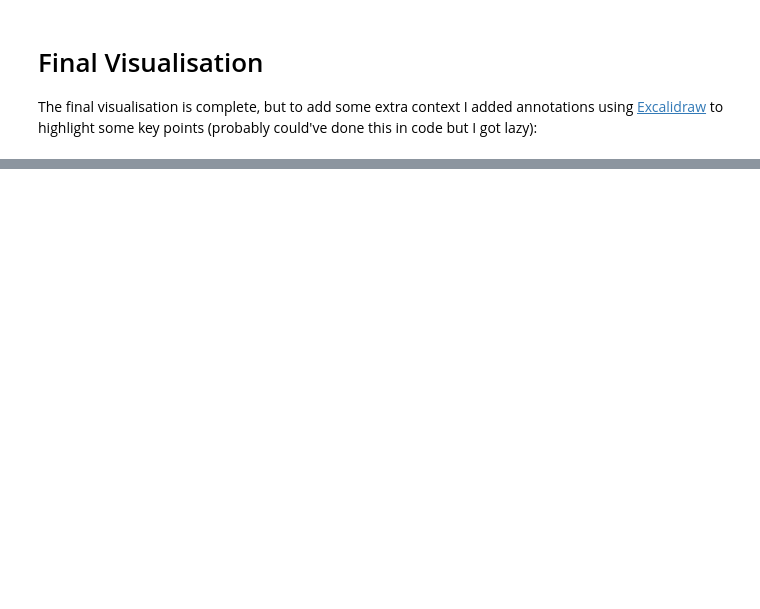
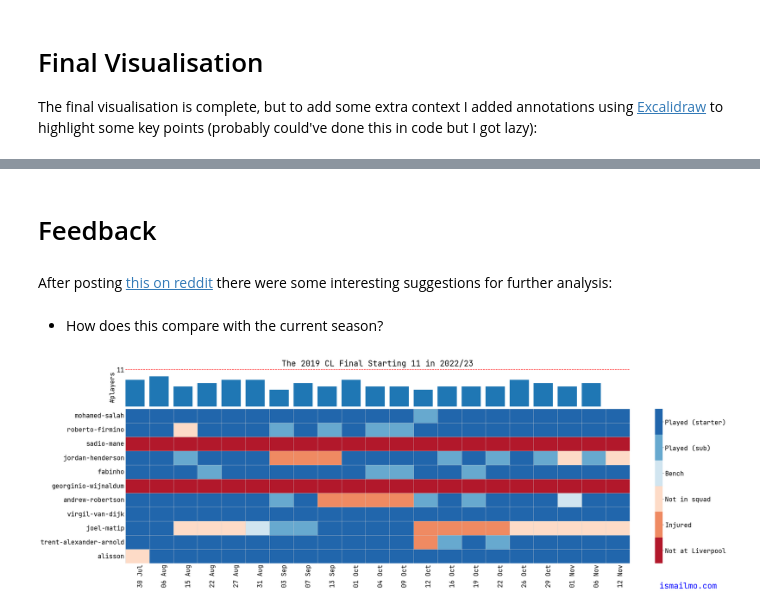
Before and after one commit to ismailmo1/blog, a Jupyter notebook: posts/CL19-strangers/avail-heatmaps.ipynb, the cells around one changed output, grey strips where cells are left out. Cells and saved outputs as stored; diff of their text form; code cells hidden in the pictures; blank space fills up the shorter version.

```diff
--- a/posts/CL19-strangers/avail-heatmaps.ipynb
+++ b/posts/CL19-strangers/avail-heatmaps.ipynb
@@ -506 +531,7 @@ The final visualisation is complete, but to add some extra context I added annot
 :::
+# %% [markdown]
+# Feedback
+# %% [markdown]
+After posting [this on reddit](https://old.reddit.com/r/LiverpoolFC/comments/yzpj66/the_mystery_behind_the_2019_ucl_final_starting_11/) there were some interesting suggestions for further analysis:
+# %% [markdown]
+- How does this compare with the current season?
@@ -506,0 +578,71 @@ The final visualisation is complete, but to add some extra context I added annot
+# %%
+#| echo: false
+# |output: false
+# order players by position
+heatmap_data = all_avail.loc[:, ['mohamed-salah',
+                                'roberto-firmino',
+                                'sadio-mane',
+                                'jordan-henderson',
+                                'fabinho',
+                                'georginio-wijnaldum',
+                                'andrew-robertson',
+                                'virgil-van-dijk',
+                                'joel-matip',
+                                'trent-alexander-arnold',
+                                'alisson']].T
+
+matplotlib.rcParams['font.size'] = '20'
+plt.rcParams["axes.titlesize"] ="10"
+color_scheme = ['#b2182b','#ef8a62','#fddbc7','#d1e5f0','#67a9cf','#2166ac']
+alt_color_scheme = ['#762a83','#af8dc3','#e7d4e8','#d9f0d3','#7fbf7b','#1b7837']
+
+availability_levels_map = {
+                        'Not at Liverpool' : -1,
+                        'Injured':0,
+                        'Not in squad':1,
+                        'Bench':2,
+                        'Played (sub)':3,
+                        'Played (starter)':4
+                        }
+fig,(ax1,ax2) = plt.subplots(figsize=(30,10), nrows=2, sharex=True, height_ratios=[1, 4], constrained_layout=True)
+
+bar_plot = ax1.bar(all_avail.index, all_avail.loc[:,'strangers_count'], align="edge")
+
+# highlight champions lg final game
+for i,bar in enumerate(bar_plot):
+    try:
+        if all_avail["strangers_count"][i] ==11:
+            bar.set_color("r")
+    except KeyError:
+        continue
+ax1.spines['top'].set_visible(False)
+ax1.spines['right'].set_visible(False)
+ax1.spines['bottom'].set_visible(False)
+ax1.spines['left'].set_visible(False)
+
+# add horizontal line at 11 players
+ax1.axhline(y=11, color='r', ls='--')
+
+_ = ax1.set_title("The 2019 CL Final Starting 11 in 2022/23", fontdict={"fontsize":"25"} )
+_ = ax1.set_xlabel("")
+_ = ax1.set_ylabel("#players",rotation="vertical", ha="center")
+_ = ax1.yaxis.set_major_locator(matplotlib.ticker.FixedLocator([11]))
+_ = ax1.tick_params(length=0)
+
+num_levels = len(availability_levels_map.keys())
+plot = sns.heatmap(heatmap_data, ax=ax2, cmap=color_scheme,linewidths=0.5, linecolor='lightgray')
+colorbar = plot.collections[0].colorbar
+total_bar_height = colorbar.vmax - colorbar.vmin
+lvl_bar_height = total_bar_height/num_levels
+
+
+colorbar.set_ticks([colorbar.vmin + (lvl_bar_height * (0.5 + i)) for i in range(num_levels)])
+colorbar.set_ticklabels([*availability_levels_map.keys()])
+
+axs_fmtd = [all_avail.loc[int(i.get_text()), 'date'].strftime("%d %b") for i in ax2.get_xticklabels()]
+_ = ax2.set_xticklabels(axs_fmtd, rotation="vertical", ha="left")
+_ = ax2.set_xlabel("")
+_ = ax2.tick_params(length=0)
+_ = plt.gcf().text(0.9, 0, "ismailmo.com", fontsize=25, fontdict={'color':  'blue'} )
+# %% [output]
+[figure, added]
```
Also changed, not shown: parts of 14 cells of this notebook, 5 other files.
